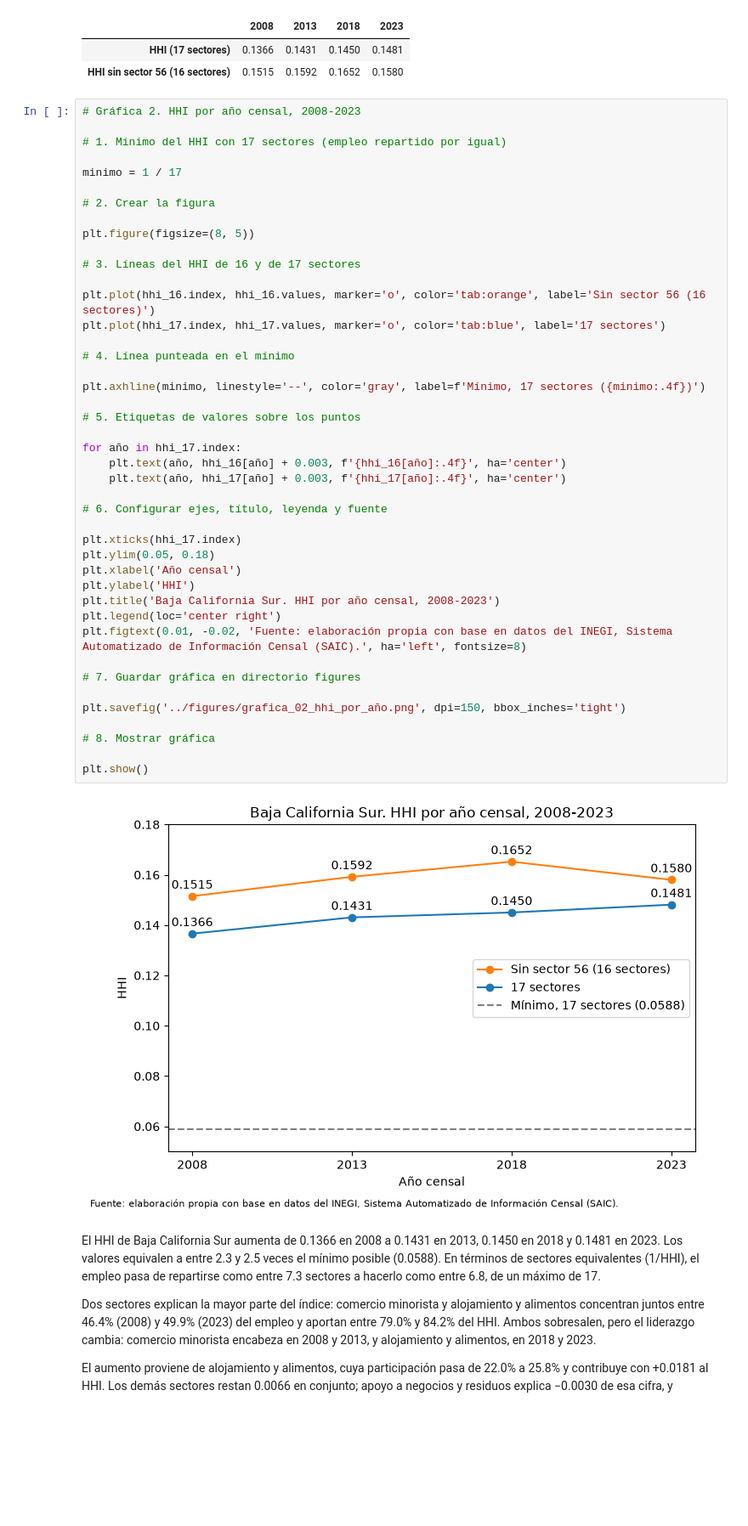
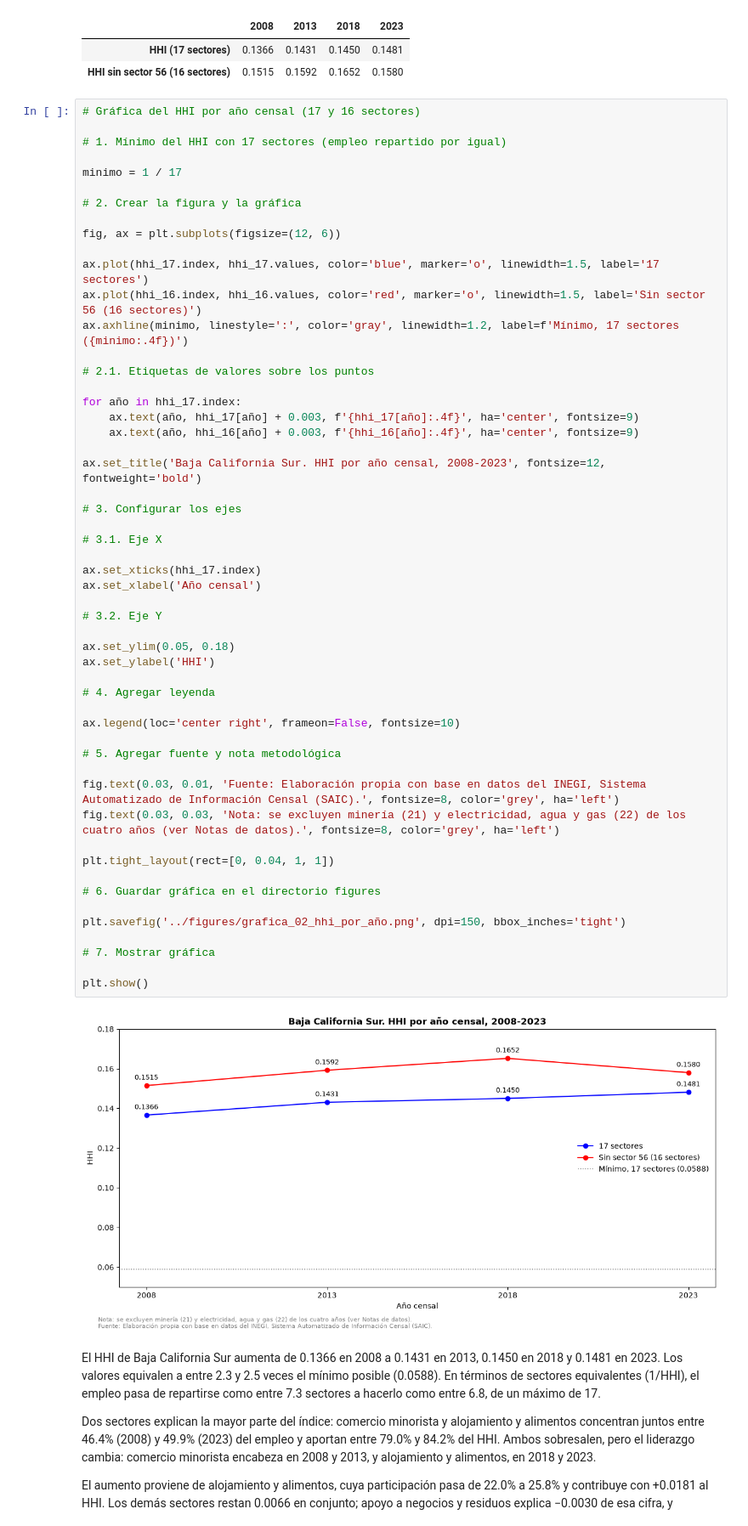
Before and after one commit to Jose-Castanedas/coeficiente_localizacion, a Jupyter notebook: notebook/coeficiente_localizacion_bcs.ipynb, the cells around one changed output. Shown at 85% size. Saved outputs shown, nothing was run; the diff lists cells and outputs as text; blank space fills up the shorter version.

```diff
--- a/notebook/coeficiente_localizacion_bcs.ipynb
+++ b/notebook/coeficiente_localizacion_bcs.ipynb
@@ -690,50 +702,60 @@ hhi.round(4)
 | HHI (17 sectores) | 0.1366 | 0.1431 | 0.1450 | 0.1481 |
 | HHI sin sector 56 (16 sectores) | 0.1515 | 0.1592 | 0.1652 | 0.1580 |
 # %%
-# Gráfica 2. HHI por año censal, 2008-2023
+# Gráfica del HHI por año censal (17 y 16 sectores)
 
 # 1. Mínimo del HHI con 17 sectores (empleo repartido por igual)
 
 minimo = 1 / 17
 
-# 2. Crear la figura
+# 2. Crear la figura y la gráfica
 
-plt.figure(figsize=(8, 5))
+fig, ax = plt.subplots(figsize=(12, 6))
 
-# 3. Líneas del HHI de 16 y de 17 sectores
+ax.plot(hhi_17.index, hhi_17.values, color='blue', marker='o', linewidth=1.5, label='17 sectores')
+ax.plot(hhi_16.index, hhi_16.values, color='red', marker='o', linewidth=1.5, label='Sin sector 56 (16 sectores)')
+ax.axhline(minimo, linestyle=':', color='gray', linewidth=1.2, label=f'Mínimo, 17 sectores ({minimo:.4f})')
 
-plt.plot(hhi_16.index, hhi_16.values, marker='o', color='tab:orange', label='Sin sector 56 (16 sectores)')
-plt.plot(hhi_17.index, hhi_17.values, marker='o', color='tab:blue', label='17 sectores')
-
-# 4. Línea punteada en el mínimo
-
-plt.axhline(minimo, linestyle='--', color='gray', label=f'Mínimo, 17 sectores ({minimo:.4f})')
-
-# 5. Etiquetas de valores sobre los puntos
+# 2.1. Etiquetas de valores sobre los puntos
 
 for año in hhi_17.index:
-    plt.text(año, hhi_16[año] + 0.003, f'{hhi_16[año]:.4f}', ha='center')
-    plt.text(año, hhi_17[año] + 0.003, f'{hhi_17[año]:.4f}', ha='center')
+    ax.text(año, hhi_17[año] + 0.003, f'{hhi_17[año]:.4f}', ha='center', fontsize=9)
+    ax.text(año, hhi_16[año] + 0.003, f'{hhi_16[año]:.4f}', ha='center', fontsize=9)
 
-# 6. Configurar ejes, título, leyenda y fuente
+ax.set_title('Baja California Sur. HHI por año censal, 2008-2023', fontsize=12, fontweight='bold')
 
-plt.xticks(hhi_17.index)
-plt.ylim(0.05, 0.18)
-plt.xlabel('Año censal')
-plt.ylabel('HHI')
-plt.title('Baja California Sur. HHI por año censal, 2008-2023')
-plt.legend(loc='center right')
-plt.figtext(0.01, -0.02, 'Fuente: elaboración propia con base en datos del INEGI, Sistema Automatizado de Información Censal (SAIC).', ha='left', fontsize=8)
+# 3. Configurar los ejes
 
-# 7. Guardar gráfica en directorio figures
+# 3.1. Eje X
+
+ax.set_xticks(hhi_17.index)
+ax.set_xlabel('Año censal')
+
+# 3.2. Eje Y
+
+ax.set_ylim(0.05, 0.18)
+ax.set_ylabel('HHI')
+
+# 4. Agregar leyenda
+
+ax.legend(loc='center right', frameon=False, fontsize=10)
+
+# 5. Agregar fuente y nota metodológica
+
+fig.text(0.03, 0.01, 'Fuente: Elaboración propia con base en datos del INEGI, Sistema Automatizado de Información Censal (SAIC).', fontsize=8, color='grey', ha='left')
+fig.text(0.03, 0.03, 'Nota: se excluyen minería (21) y electricidad, agua y gas (22) de los cuatro años (ver Notas de datos).', fontsize=8, color='grey', ha='left')
+
+plt.tight_layout(rect=[0, 0.04, 1, 1])
+
+# 6. Guardar gráfica en el directorio figures
 
 plt.savefig('../figures/grafica_02_hhi_por_año.png', dpi=150, bbox_inches='tight')
 
-# 8. Mostrar gráfica
+# 7. Mostrar gráfica
 
 plt.show()
 # %% [output]
-[figure, old version]
+[figure, new version]
 # %% [markdown]
 El HHI de Baja California Sur aumenta de 0.1366 en 2008 a 0.1431 en 2013, 0.1450 en 2018 y 0.1481 en 2023. Los valores equivalen a entre 2.3 y 2.5 veces el mínimo posible (0.0588). En términos de sectores equivalentes (1/HHI), el empleo pasa de repartirse como entre 7.3 sectores a hacerlo como entre 6.8, de un máximo de 17.
 
```
Also changed, not shown: parts of 2 cells of this notebook, 3 other files.
